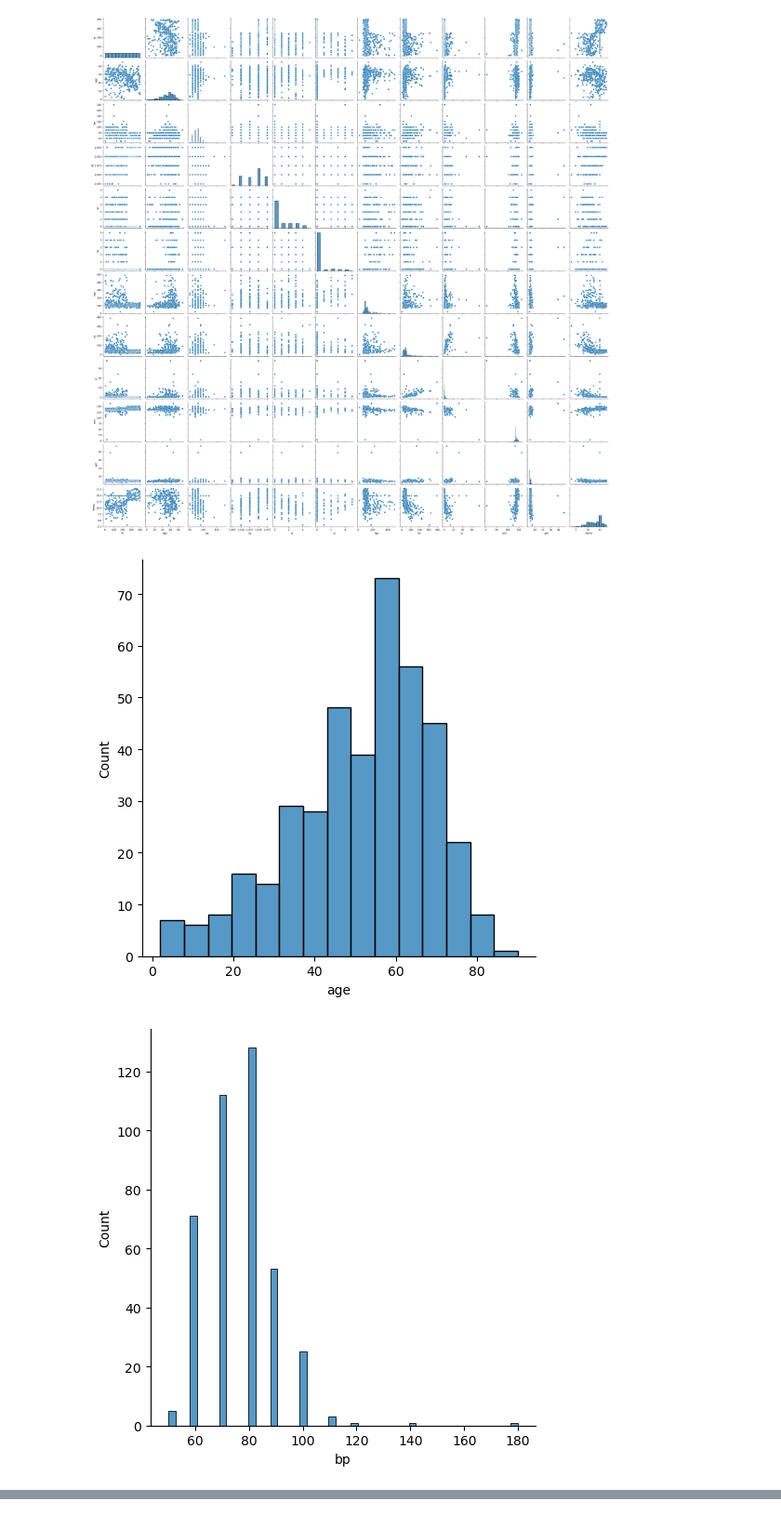
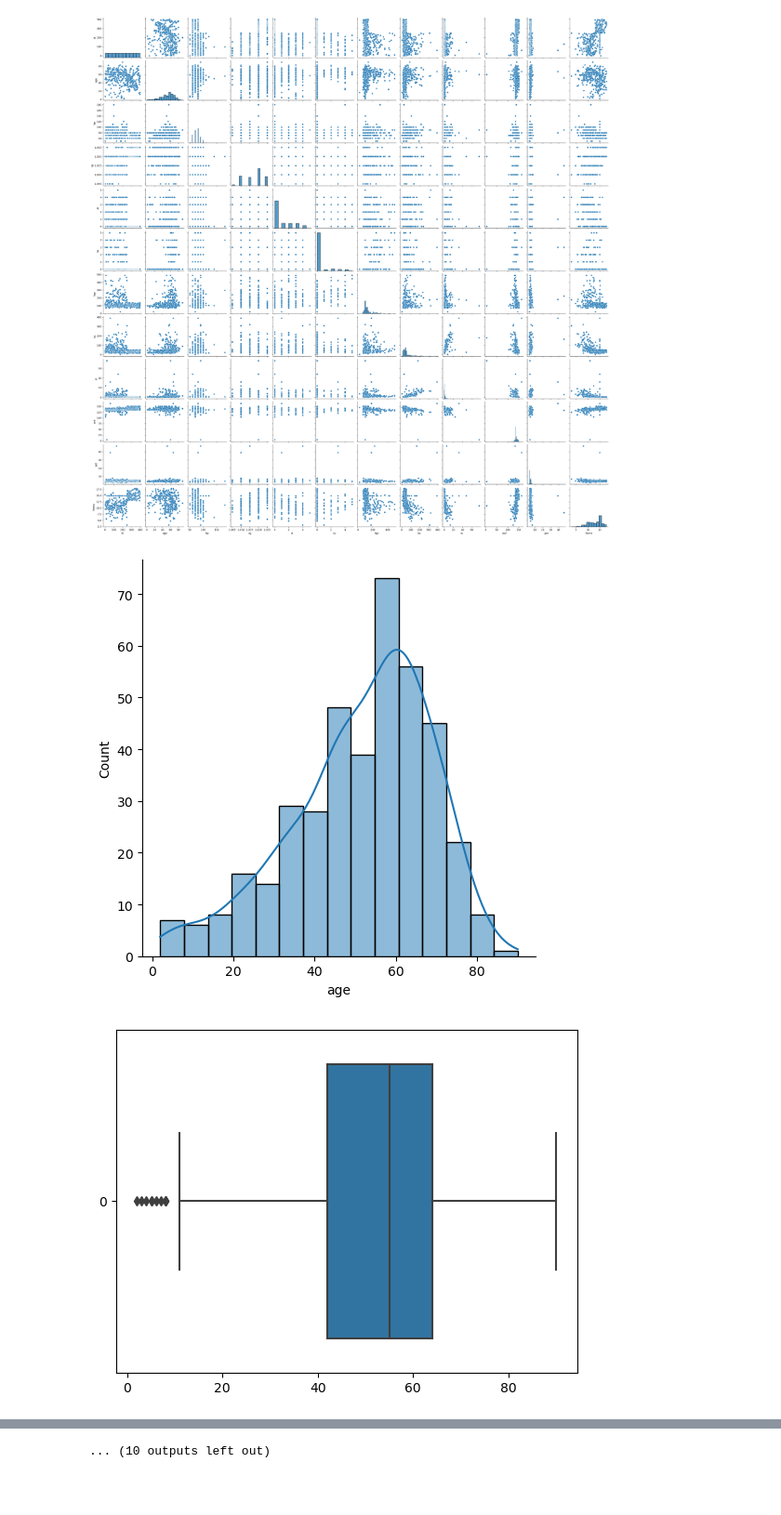
Before and after one commit to niharnsheth/ml_keepsakes, a Jupyter notebook: disease_prediction/kidney_disease_detection/data_viz_and_processing.ipynb, the cells around one changed output, grey strips where cells are left out. Shown at 93% size. Saved outputs shown, nothing was run; the diff lists cells and outputs as text; code cells hidden in the pictures; blank space fills up the shorter version.

```diff
--- a/disease_prediction/kidney_disease_detection/predicting_disease_fcnn.ipynb
+++ b/disease_prediction/kidney_disease_detection/data_viz_and_processing.ipynb
@@ -161,13 +162,19 @@ sns.pairplot(df_imputed)
 [figure]
 # %%
 # distribuition of data
+# checking if the features are normally distributed and checking for outliers
 
 def distplot(df, col):
-    sns.displot(df[col])
+    sns.displot(df[col], kde=True)
+    plt.show()
+
+def boxplot(df,col):
+    sns.boxplot(df[col], orient='h')
     plt.show()
 
 for col in list(df_imputed.select_dtypes(exclude=['object']).columns)[1:]:
     distplot(df_imputed,col)
+    boxplot(df_imputed,col)
 # %% [output]
-[figure, old version]
+[figure, new version]
-[figure, old version]
+[figure, new version]
@@ -182,0 +191 @@ for col in list(df_imputed.select_dtypes(exclude=['object']).columns)[1:]:
+... (10 outputs left out)
```
Also changed, not shown: parts of 5 cells of this notebook, 2 other files.
